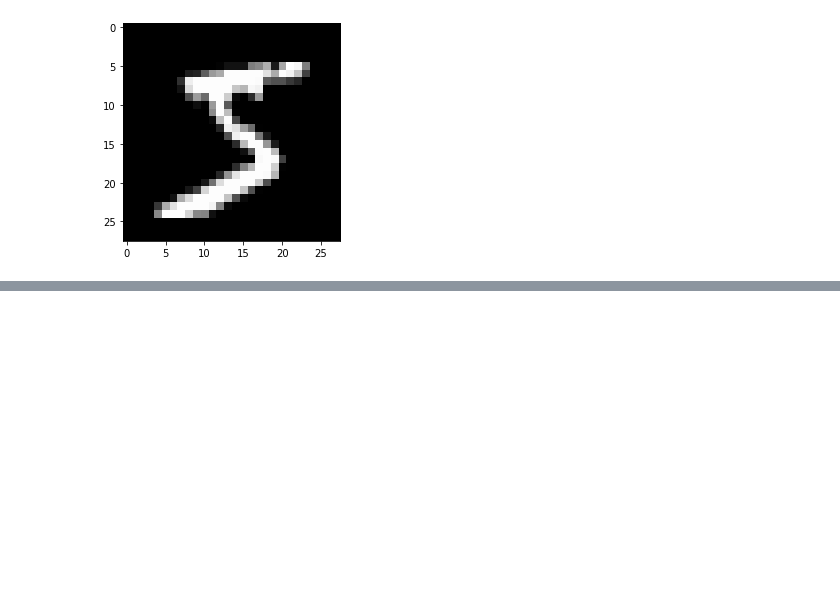
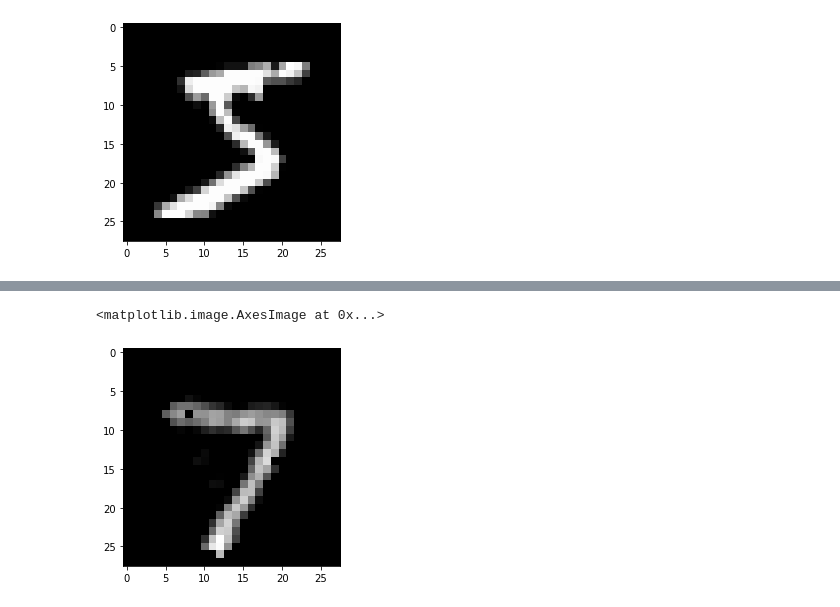
Before and after one commit to sebastiaanvdb/autoencoder-explore, a Jupyter notebook: notebooks/mnist-explore.ipynb, the cells around one changed output, grey strips where cells are left out. Saved outputs shown, nothing was run; the diff lists cells and outputs as text; code cells hidden in the pictures; blank space fills up the shorter version.

```diff
--- a/notebooks/mnist-explore.ipynb
+++ b/notebooks/mnist-explore.ipynb
@@ -15,0 +55,3 @@ Downloading data from https://storage.googleapis.com/tensorflow/tf-keras-dataset
+# %%
+# fit autoencoder
+autoencoder.fit(X_train_scaled, X_train_scaled, epochs=3, batch_size=32, validation_split=0.1)
@@ -15,0 +80,7 @@ Downloading data from https://storage.googleapis.com/tensorflow/tf-keras-dataset
+# %%
+# test encoded & decoded
+ae_out = autoencoder.predict([test_image.reshape(-1, 28, 28, 1)])[0]
+plt.imshow(ae_out, cmap="gray")
+# %% [output]
+<matplotlib.image.AxesImage at 0x...>
+[figure, added]
```
Also changed, not shown: parts of 9 cells of this notebook.
